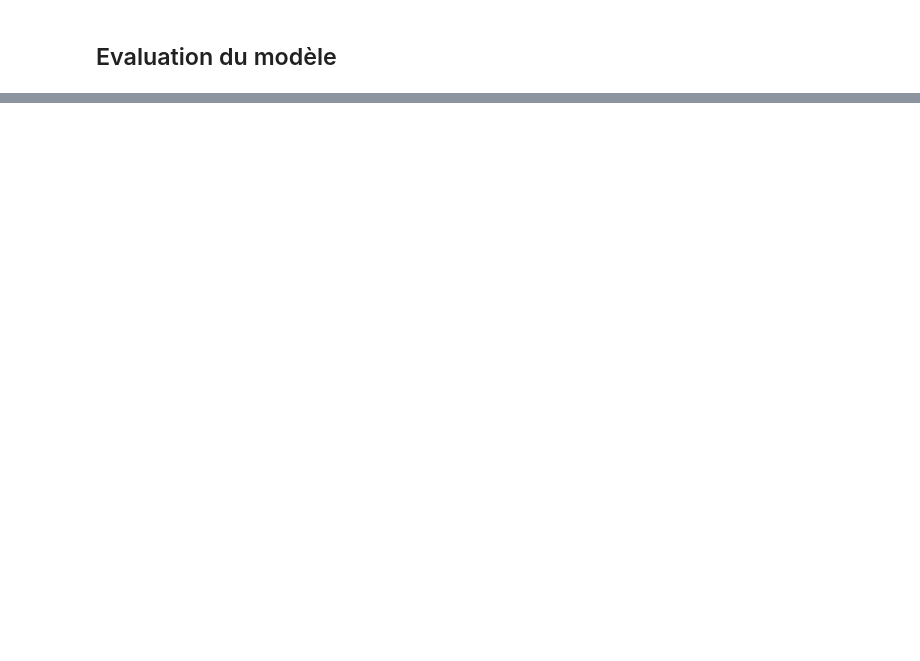
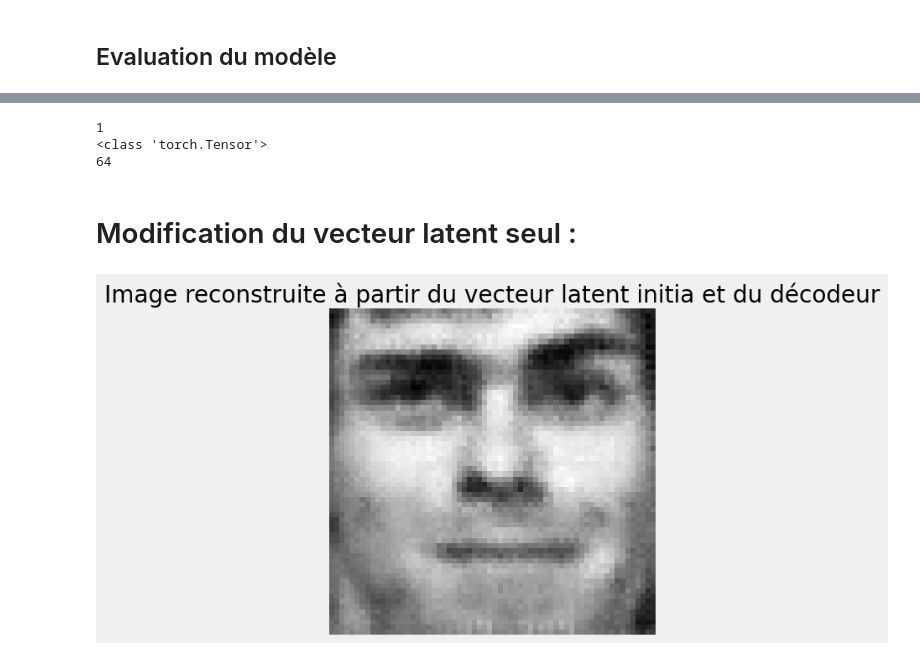
Before and after one commit to Picus303/FaceTidieux, a Jupyter notebook: Autoencodeur_1.ipynb, the cells around one changed output, grey strips where cells are left out. Cells and saved outputs as stored; diff of their text form; code cells hidden in the pictures; blank space fills up the shorter version.

```diff
--- a/Autoencodeur_1.ipynb
+++ b/Autoencodeur_1.ipynb
@@ -177,0 +181,26 @@ Test Loss: 0.003649
+# %%
+# Extraction du vecteur latent
+
+# Récupérer une image
+data_iter = iter(train_loader)  # train_loader l'entrainement
+image, _ = next(data_iter)  # Prendre un batch d'images (et ignorer les labels s'il y en a)
+
+# Sélectionner une seule image du batch
+image_2d = image[0].squeeze().cpu().numpy().reshape(64, 64)  # Garder une version 2D pour affichage
+
+# Afficher l'image originale
+plt.imshow(image_2d, cmap="gray")
+#plt.imshow(images[0].cpu().detach().numpy().reshape(64, 64), cmap='gray')
+plt.axis("off")  # Supprime les axes pour une meilleure visibilité
+plt.title("Image de base")
+plt.show()
+
+# Envoyer l'image sur le bon device
+image = image[0].unsqueeze(0).to(device)  # Ajouter une dimension batch
+
+# Passer dans l'encodeur pour obtenir le vecteur latent
+model.eval()
+with torch.no_grad():
+    latent_vector = model.encoder(image)  # Pas besoin de .view()
+
+print("Vecteur latent extrait associé à l'image :", latent_vector)
@@ -177,0 +226,10 @@ Test Loss: 0.003649
+# %%
+print(len(latent_vector))
+print(type(latent_vector))
+print(len(latent_vector[0]))
+# %% [output]
+1
+<class 'torch.Tensor'>
+64
+# %% [markdown]
+# Modification du vecteur latent seul :
@@ -177,0 +244,14 @@ Test Loss: 0.003649
+# %%
+# Reconstruction de l'image (à partir du vecteur latent de base):
+
+with torch.no_grad():
+    reconstructed_image = model.decoder(latent_vector)  # Reconstruction
+
+reconstructed_image = reconstructed_image.view(64, 64).cpu().numpy()  # Remettre en forme
+
+plt.imshow(reconstructed_image, cmap="gray")
+plt.title("Image reconstruite à partir du vecteur latent initia et du décodeur")
+plt.axis("off")
+plt.show()
+# %% [output]
+[figure, added]
```
Also changed, not shown: parts of 17 cells of this notebook, 1 other file.
